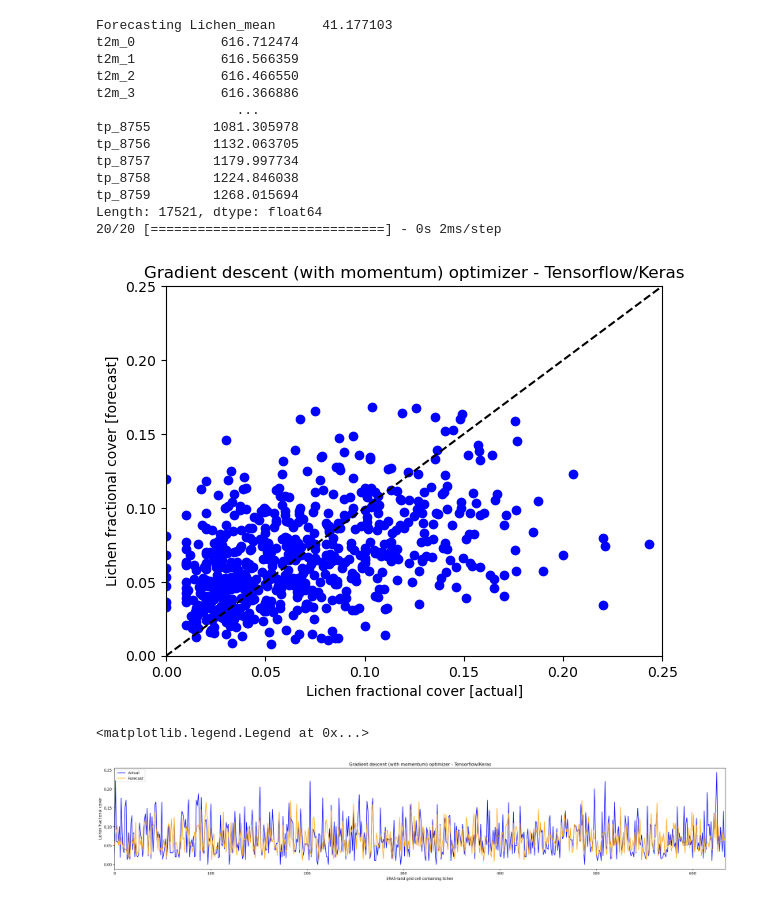
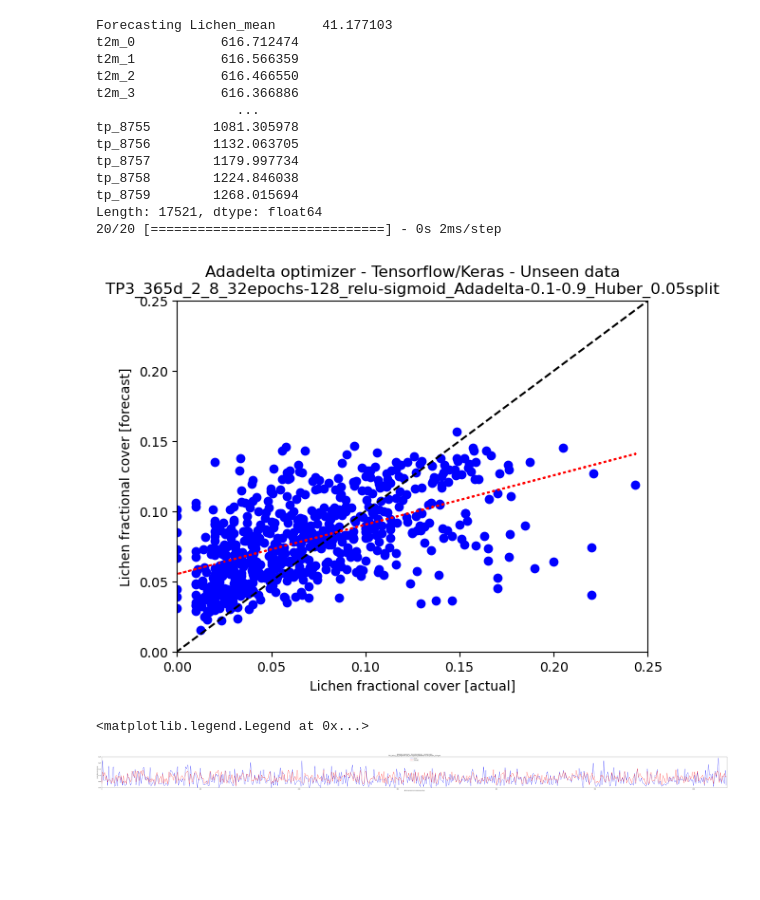
Before and after one commit to j34ni/Vegetation_in_Troms_and_Finnmark, a Jupyter notebook: train_mooc_tp.ipynb, the cells around one changed output. Cells and saved outputs as stored; diff of their text form; code cells hidden in the pictures; blank space fills up the shorter version.

Commit message:
Adadelta

```diff
--- a/train_mooc_tp.ipynb
+++ b/train_mooc_tp.ipynb
@@ -32,16 +32,17 @@ To enable them in other operations, rebuild TensorFlow with the appropriate comp
 Finished imports
 # %%
-# print('Defining various parameters')
+# Defining various parameters
 
-depth = 1
+depth = 2
 width = 8
 epochs = 32
 activation = 'relu'
 final_activation = 'sigmoid'
 batch_size = 128
-learning_rate = 0.01
-loss = 'LogCosh'
-validation_split = 0.2
+learning_rate = 0.1
+rho = 0.9
+loss = 'Huber'
+validation_split = 0.05
 print('Depth = ', depth)
 print('Width = ', width)
 print('Hidden layer activation = ', activation)
@@ -51,6 +52,6 @@ print('Epochs = ', epochs)
 print('Batch size = ', batch_size)
 print('Loss function = ', loss)
 print('Validation split = ', validation_split)
-expname = 'TP3_365_' + str(depth) + '_' + str(width) + '_' + str(epochs) + 'epochs-' + str(batch_size) + '_' + activation + '-' + final_activation + '-' + str(learning_rate) + '-' + loss + '-' + str(validation_split)
+expname = 'TP3_365d_' + str(depth) + '_' + str(width) + '_' + str(epochs) + 'epochs-' + str(batch_size) + '_' + activation + '-' + final_activation + '_Adadelta-' + str(learning_rate) + '-' + str(rho) + '_' + loss + '_' + str(validation_split) + 'split'
 print('Experiment name = ', expname)
 # %% [output]
@@ -128,7 +129,8 @@ def fullyconnected_sequential(
     model.add(Dense(1, activation = final_activation))
 
     # Next we need to specify the optimiser we want to use and what learning rate to use
-    opt = SGD(learning_rate)
+#   opt = SGD(learning_rate)
+    opt = Adadelta(learning_rate=learning_rate, rho=rho, epsilon=1e-07)
 
     # Finally we compile the model, specifying the loss we want to minimise
     model.compile(loss = loss, optimizer = opt)
@@ -236,41 +240,46 @@ output_test_forecast.columns = ['Forecasted_lichen']
 output_test = output_test.reset_index().drop(columns=['index'])
 # %%
 output_test.columns = ['Actual_lichen']
+# %%
+# Obtain m (slope) and b(intercept) of linear regression line
+m, b = np.polyfit(output_test['Actual_lichen'], output_test_forecast['Forecasted_lichen'], 1)
 # %%
-# Predictions vs. True Values XY-PLOT
+# Forecast vs. actual Values xy-plot - Unseen data
 
 fig = plt.figure()
 ax = fig.add_subplot(111)
 
 plt.scatter(output_test, output_test_forecast, marker = 'o', c = 'blue')
 plt.plot([-5,20], [-5,20], color = 'black', ls = '--')
+plt.plot(output_test['Actual_lichen'], m * output_test['Actual_lichen'] + b, color = 'red', ls = 'dotted')
 
 plt.ylabel('Lichen fractional cover [forecast]')
 plt.xlabel('Lichen fractional cover [actual]')
-plt.title('Gradient descent (with momentum) optimizer - Tensorflow/Keras')
+plt.title('Adadelta optimizer - Tensorflow/Keras - Unseen data\n' + expname)
 
 plt.ylim(0., 0.25)
 plt.xlim(0., 0.25)
 
 plt.axis(True)
 plt.show()
 # %% [output]
-[figure, old version]
+[figure, new version]
 # %%
-# Predictions vs. True Values PLOT
+# Forecast vs. actual Values linear-plot - Unseen data
 
-fig = plt.figure(figsize=(30, 5))
+fig = plt.figure(figsize=(100, 5))
 ax = fig.add_subplot(111)
 
 plt.plot(output_test, c = 'blue')
-plt.plot(output_test_forecast, c = 'orange')
+plt.plot(output_test_forecast, c = 'red')
 
 plt.ylabel('Lichen fractional cover')
 plt.xlabel('ERA5-land grid cell containing lichen')
-plt.title('Gradient descent (with momentum) optimizer - Tensorflow/Keras')
+plt.title('Adadelta optimizer - Tensorflow/Keras - Unseen data\n' + expname)
 
 plt.xlim(0., len(output_test))
+plt.ylim(0., 0.25)
 ax.legend(['Actual', 'Forecast'])
 # %% [output]
 <matplotlib.legend.Legend at 0x...>
-[figure, old version]
+[figure, new version]
```
Also changed, not shown: parts of 8 cells of this notebook, 1 other file.
